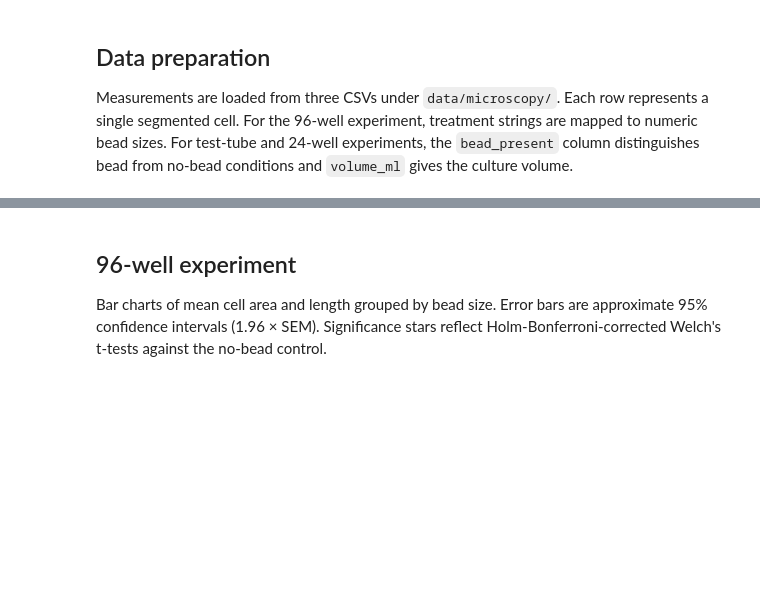
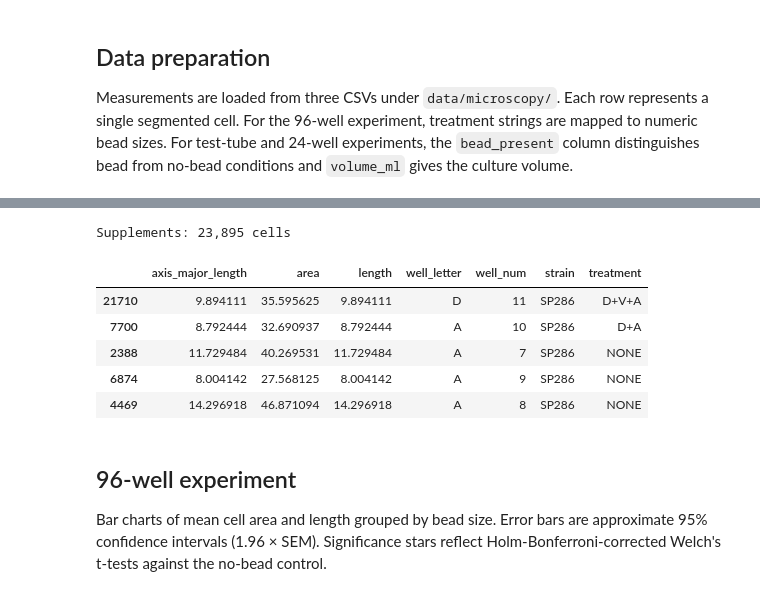
Before and after one commit to Arcadia-Science/beads-cell-growth, a Jupyter notebook: notebooks/microscopy-analysis.ipynb, the cells around one changed output, grey strips where cells are left out. Saved outputs shown, nothing was run; the diff lists cells and outputs as text; code cells hidden in the pictures; blank space fills up the shorter version.

```diff
--- a/notebooks/microscopy-analysis.ipynb
+++ b/notebooks/microscopy-analysis.ipynb
@@ -69,6 +74,17 @@ df_24.sample(5, random_state=42).drop("source_file", axis=1)
 | 33411 | 13.626529 | 49.749375 | 13.626529 | F | 5 | SP286 | 5 mL no bead | 5 | ... |
 | 40176 | 15.837376 | 57.882500 | 15.837376 | F | 9 | SP286 | 4 mL bead | 4 | ... |
 | 14421 | 8.744678 | 28.439531 | 8.744678 | E | 2 | SP286 | 2 mL no bead | 2 | ... |
+# %%
+print(f"Supplements: {len(df_supp):,} cells")
+df_supp.sample(5, random_state=42).drop("source_file", axis=1)
+# %% [output]
+Supplements: 23,895 cells
+|  | axis_major_length | area | length | well_letter | well_num | strain | treatment |
+| 21710 | 9.894111 | 35.595625 | 9.894111 | D | 11 | SP286 | D+V+A |
+| 7700 | 8.792444 | 32.690937 | 8.792444 | A | 10 | SP286 | D+A |
+| 2388 | 11.729484 | 40.269531 | 11.729484 | A | 7 | SP286 | NONE |
+| 6874 | 8.004142 | 27.568125 | 8.004142 | A | 9 | SP286 | NONE |
+| 4469 | 14.296918 | 46.871094 | 14.296918 | A | 8 | SP286 | NONE |
 # %% [markdown]
 ## 96-well experiment
 
```
Also changed, not shown: parts of 14 cells of this notebook.
